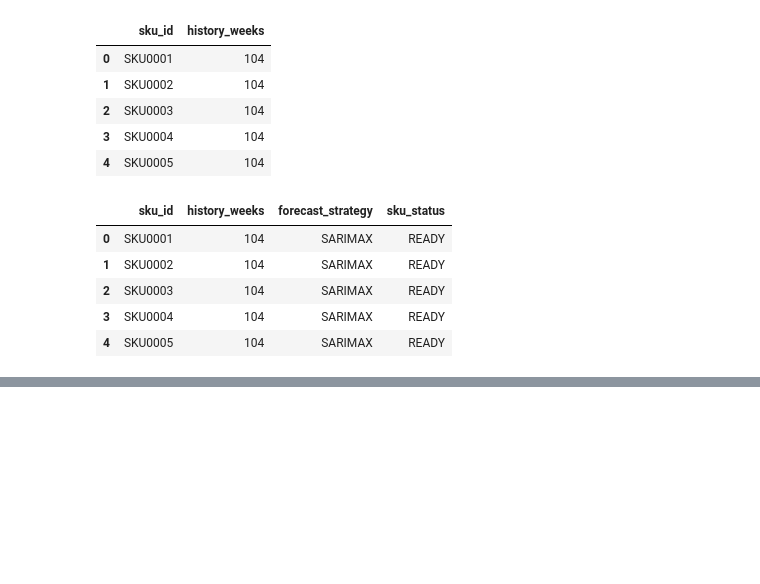
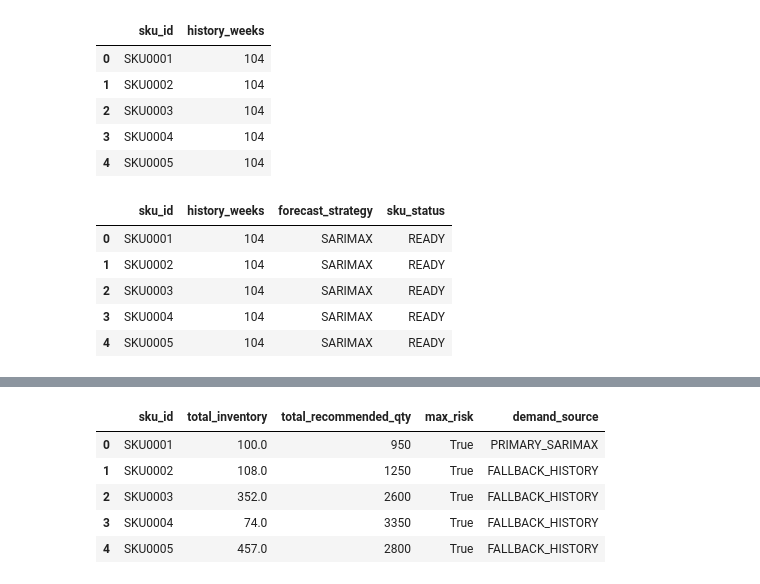
Before and after one commit to ApexYash11/StockIQ, a Jupyter notebook: notebooks/sku_mapping_and_reorder_engine.ipynb, the cells around one changed output, grey strips where cells are left out. Cells and saved outputs as stored; diff of their text form; code cells hidden in the pictures; blank space fills up the shorter version.

```diff
--- a/notebooks/sku_mapping_and_reorder_engine.ipynb
+++ b/notebooks/sku_mapping_and_reorder_engine.ipynb
@@ -380,0 +502,21 @@ decision_df
+# %%
+sku_summary = (
+    decision_df
+    .groupby("sku_id")
+    .agg(
+        total_inventory=("inventory_position", "sum"),
+        total_recommended_qty=("recommended_order_qty", "sum"),
+        max_risk=("reorder_required", "max"),
+        demand_source=("demand_source", "first")
+    )
+    .reset_index()
+)
+
+sku_summary
+# %% [output]
+|  | sku_id | total_inventory | total_recommended_qty | max_risk | demand_source |
+| 0 | SKU0001 | 100.0 | 950 | True | PRIMARY_SARIMAX |
+| 1 | SKU0002 | 108.0 | 1250 | True | FALLBACK_HISTORY |
+| 2 | SKU0003 | 352.0 | 2600 | True | FALLBACK_HISTORY |
+| 3 | SKU0004 | 74.0 | 3350 | True | FALLBACK_HISTORY |
+| 4 | SKU0005 | 457.0 | 2800 | True | FALLBACK_HISTORY |
```
Also changed, not shown: parts of 3 cells of this notebook, 10 other files.
